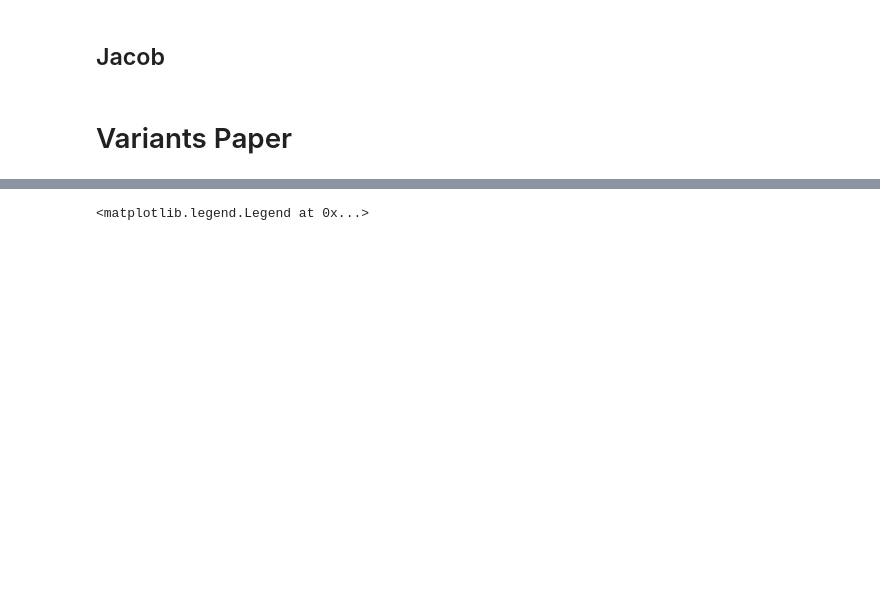
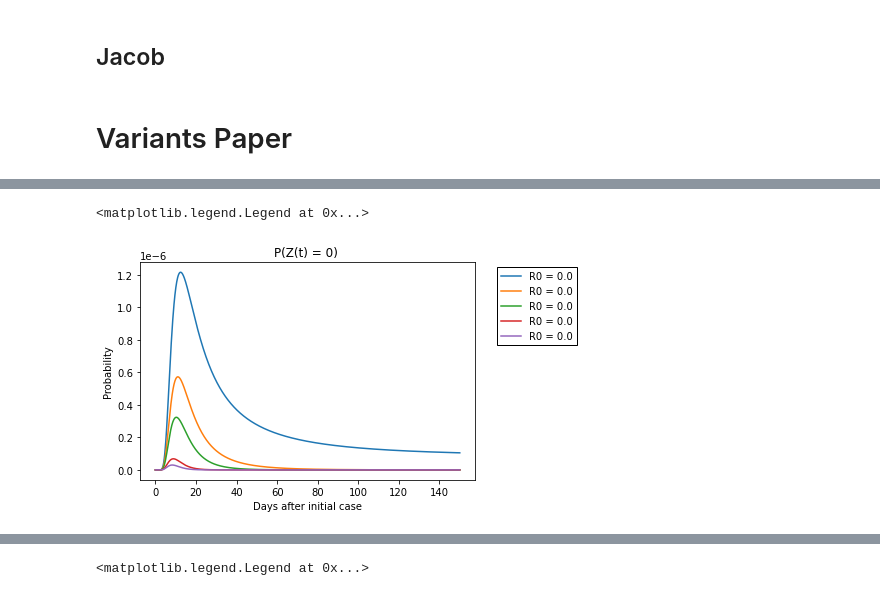
Before and after one commit to JCurran-Sebastian/BPs_for_VoC, a Jupyter notebook: Stochastic_Invasion_BPs_v1.ipynb, the cells around one changed output, grey strips where cells are left out. Cells and saved outputs as stored; diff of their text form; code cells hidden in the pictures; blank space fills up the shorter version.

```diff
--- a/Stochastic_Invasion_BPs_v1.ipynb
+++ b/Stochastic_Invasion_BPs_v1.ipynb
@@ -308,0 +232,68 @@ plt.legend(loc=2, bbox_to_anchor=(1.05, 1), framealpha=1., edgecolor='black', fa
+# %%
+# Solve ODEs
+
+ntypes = 16
+nexposed = int(ntypes/2)
+rho_mat = np.zeros((len(Reff_vec), len(time)))
+q_mat = np.zeros_like(rho_mat)
+R_vec = np.zeros_like(Reff_vec)
+for r, Reff in enumerate(Reff_vec):
+    beta_SA = Reff*gamma*rtrans_variant
+    RV = Reff*rtrans_variant
+
+    # Probability of extinction with immigration
+
+    omega_infectious = beta_SA*np.ones(nsus_trans)
+    omega_infectious[1::2] *= sus_sa
+    for i in range(0, len(vaccine_vec)):
+        omega_infectious[2*i:2*i+2]*= vaccine_vec[i]
+    omega_infectious += gamma
+    om_vec = np.append(sigma*np.ones(nexposed), omega_infectious)
+
+    def omega(t): # Return vector of lifetimes for each state
+        return om_vec
+
+    beta_vec = beta_SA*np.ones(nsus_trans)
+    for i in range(0, len(vaccine_vec)):
+        beta_vec[2*i:2*i+2]*= vaccine_vec[i]
+
+    def P(u, t): # Offspring distribution
+
+        pvec = np.zeros_like(u)
+        nexposed = int(ntypes/2)
+        omega = (1/nexposed * np.sum(const_vec) * beta_SA + gamma)
+        sum_gen_funcs = np.sum((beta_SA/omega)*const_vec*(1+(1/k)*(1-u[:nexposed]))**(-k))/nexposed
+
+
+        for nex in range(0, nexposed):
+            pvec[nex] = u[nex+nexposed]
+            pvec[nex+nexposed] =  u[nex+nexposed] * sum_gen_funcs + (gamma/omega)
+        return pvec
+
+
+    def eta(t):
+        return im_vec.astype(float)
+    ics = np.zeros(ntypes+1)
+    ics[-1] = 1.
+    n0vec = np.ones(ntypes)
+    n0vec[-1] = 0
+
+
+    offspring = P
+    outbreak = MTBP_extinct(offspring)
+    outbreak.set_lifespans(omega)
+    outbreak.set_immigration(eta)
+    rho = outbreak.solve_odes(outbreak.set_odes, time, ics, n0vec, Full = False)
+    q_mat [r, :] = rho[0, :]
+    rho_mat[r, :] = rho[1, :] # Take 0th row for qs, -1th row for rs
+
+    plt.plot(time, rho_mat[r, :], label = "R0 = " + str(np.round(RV, 2)))
+
+plt.title("P(Z(t) = 0) " )
+plt.xlabel("Days after initial case")
+plt.ylabel("Probability")
+plt.savefig("./pnocases_R0=" + str(RV) + ".pdf")
+plt.legend(loc=2, bbox_to_anchor=(1.05, 1), framealpha=1., edgecolor='black', fancybox=False)
+# %% [output]
+<matplotlib.legend.Legend at 0x...>
+[figure, added]
```
Also changed, not shown: parts of 8 cells of this notebook.
